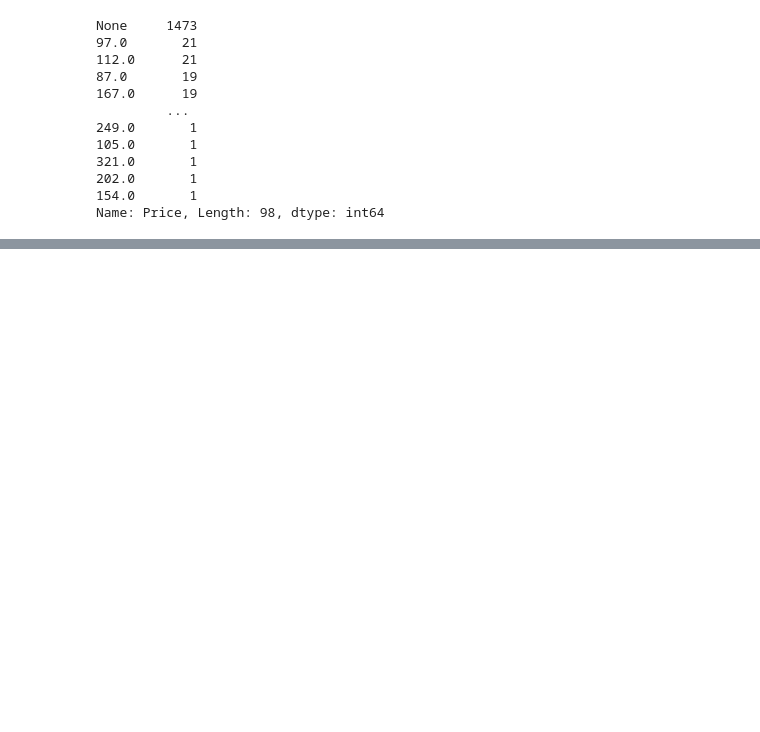
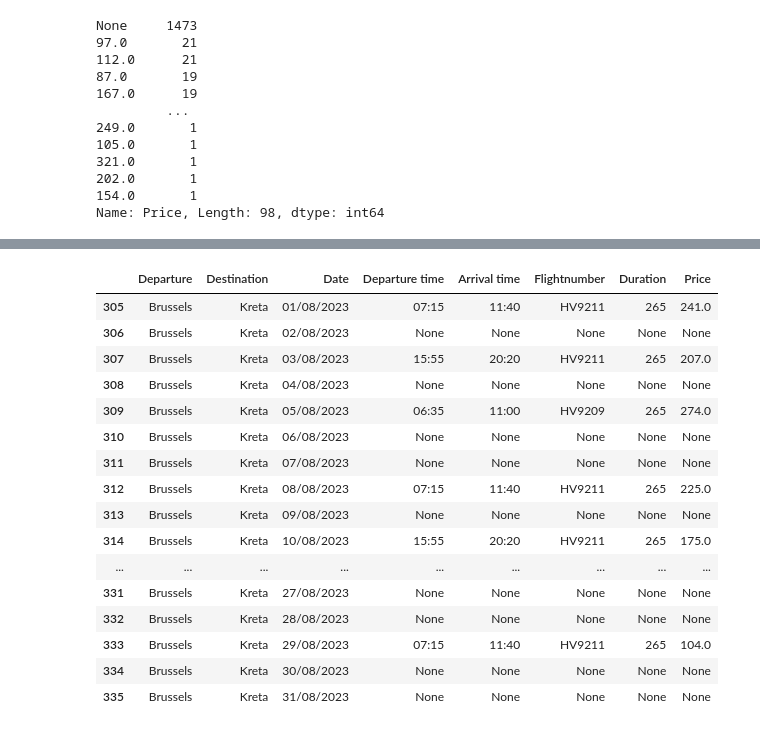
Before and after one commit to kyanamarckx/Data-Engineering-Project, a Jupyter notebook: notebooks/Transavia.ipynb, the cells around one changed output, grey strips where cells are left out. Cells and saved outputs as stored; diff of their text form; code cells hidden in the pictures; blank space fills up the shorter version.

```diff
--- a/notebooks/Transavia.ipynb
+++ b/notebooks/Transavia.ipynb
@@ -171,0 +211,21 @@ Name: Price, Length: 98, dtype: int64
+# %%
+Kreta = df[(df["Destination"] == "Kreta") & (df["Date"].str.contains("/08/2023"))]
+Kreta
+# %% [output]
+|  | Departure | Destination | Date | Departure time | Arrival time | Flightnumber | Duration | Price |
+| 305 | Brussels | Kreta | 01/08/2023 | 07:15 | 11:40 | HV9211 | 265 | 241.0 |
+| 306 | Brussels | Kreta | 02/08/2023 | None | None | None | None | None |
+| 307 | Brussels | Kreta | 03/08/2023 | 15:55 | 20:20 | HV9211 | 265 | 207.0 |
+| 308 | Brussels | Kreta | 04/08/2023 | None | None | None | None | None |
+| 309 | Brussels | Kreta | 05/08/2023 | 06:35 | 11:00 | HV9209 | 265 | 274.0 |
+| 310 | Brussels | Kreta | 06/08/2023 | None | None | None | None | None |
+| 311 | Brussels | Kreta | 07/08/2023 | None | None | None | None | None |
+| 312 | Brussels | Kreta | 08/08/2023 | 07:15 | 11:40 | HV9211 | 265 | 225.0 |
+| 313 | Brussels | Kreta | 09/08/2023 | None | None | None | None | None |
+| 314 | Brussels | Kreta | 10/08/2023 | 15:55 | 20:20 | HV9211 | 265 | 175.0 |
+| ... | ... | ... | ... | ... | ... | ... | ... | ... |
+| 331 | Brussels | Kreta | 27/08/2023 | None | None | None | None | None |
+| 332 | Brussels | Kreta | 28/08/2023 | None | None | None | None | None |
+| 333 | Brussels | Kreta | 29/08/2023 | 07:15 | 11:40 | HV9211 | 265 | 104.0 |
+| 334 | Brussels | Kreta | 30/08/2023 | None | None | None | None | None |
+| 335 | Brussels | Kreta | 31/08/2023 | None | None | None | None | None |
```
Also changed, not shown: parts of 4 cells of this notebook.
